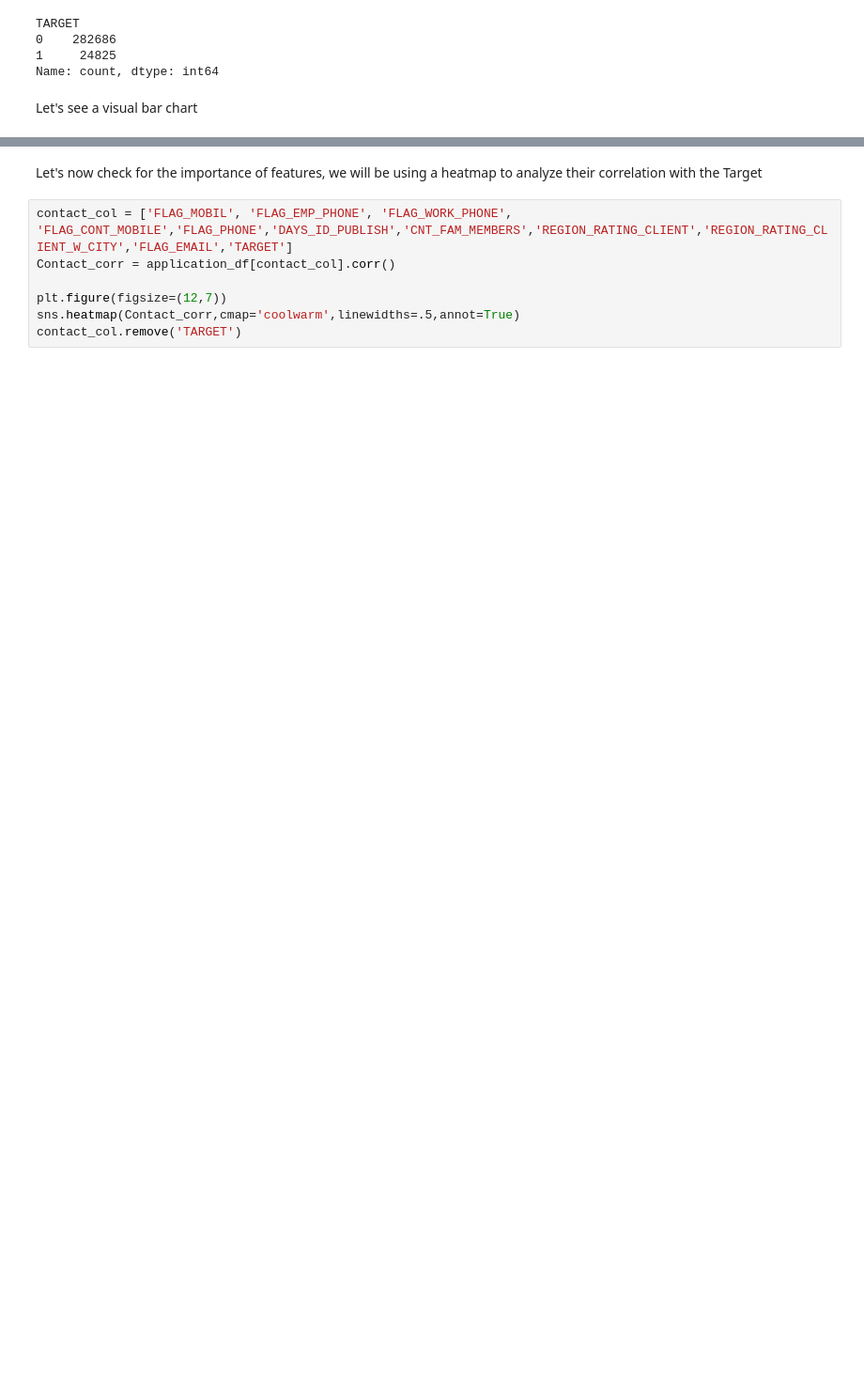
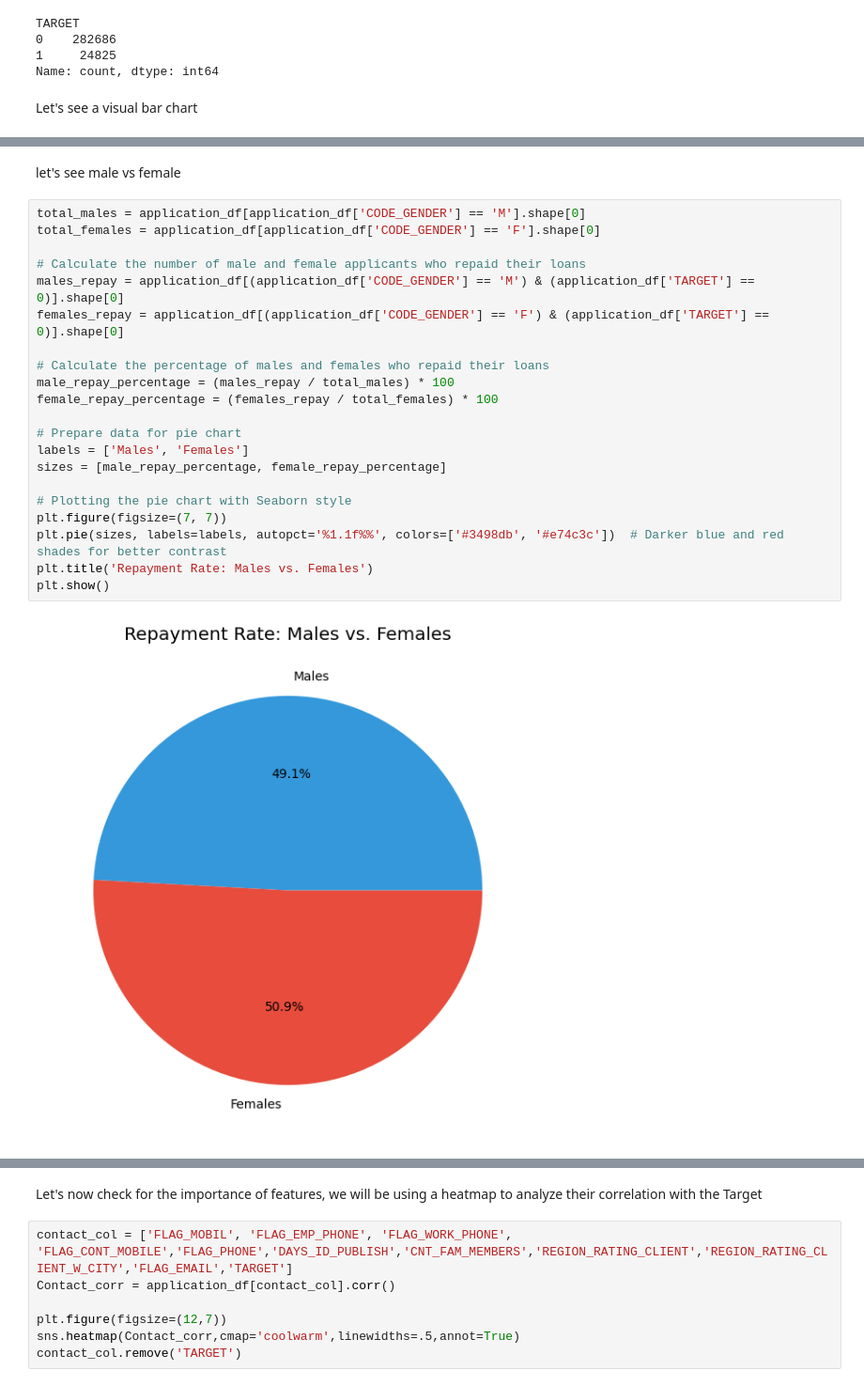
Before and after one commit to mohameedamrr/loan-defaulter-prediction, a Jupyter notebook: Final Notebooks/data-exploration.ipynb, the cells around one changed output, grey strips where cells are left out. Shown at 94% size. Drawn from its saved outputs; the diff is of its cells as text; blank space fills up the shorter version.

```diff
--- a/Final Notebooks/data-exploration.ipynb
+++ b/Final Notebooks/data-exploration.ipynb
@@ -154,0 +194,25 @@ As we can see above the data is highly imbalanced so we will need to impute late
+# %% [markdown]
+let's see male vs female
+# %%
+total_males = application_df[application_df['CODE_GENDER'] == 'M'].shape[0]
+total_females = application_df[application_df['CODE_GENDER'] == 'F'].shape[0]
+
+# Calculate the number of male and female applicants who repaid their loans
+males_repay = application_df[(application_df['CODE_GENDER'] == 'M') & (application_df['TARGET'] == 0)].shape[0]
+females_repay = application_df[(application_df['CODE_GENDER'] == 'F') & (application_df['TARGET'] == 0)].shape[0]
+
+# Calculate the percentage of males and females who repaid their loans
+male_repay_percentage = (males_repay / total_males) * 100
+female_repay_percentage = (females_repay / total_females) * 100
+
+# Prepare data for pie chart
+labels = ['Males', 'Females']
+sizes = [male_repay_percentage, female_repay_percentage]
+
+# Plotting the pie chart with Seaborn style
+plt.figure(figsize=(7, 7))
+plt.pie(sizes, labels=labels, autopct='%1.1f%%', colors=['#3498db', '#e74c3c'])  # Darker blue and red shades for better contrast
+plt.title('Repayment Rate: Males vs. Females')
+plt.show()
+# %% [output]
+[figure, added]
```
Also changed, not shown: parts of 13 cells of this notebook, 2 other files.
